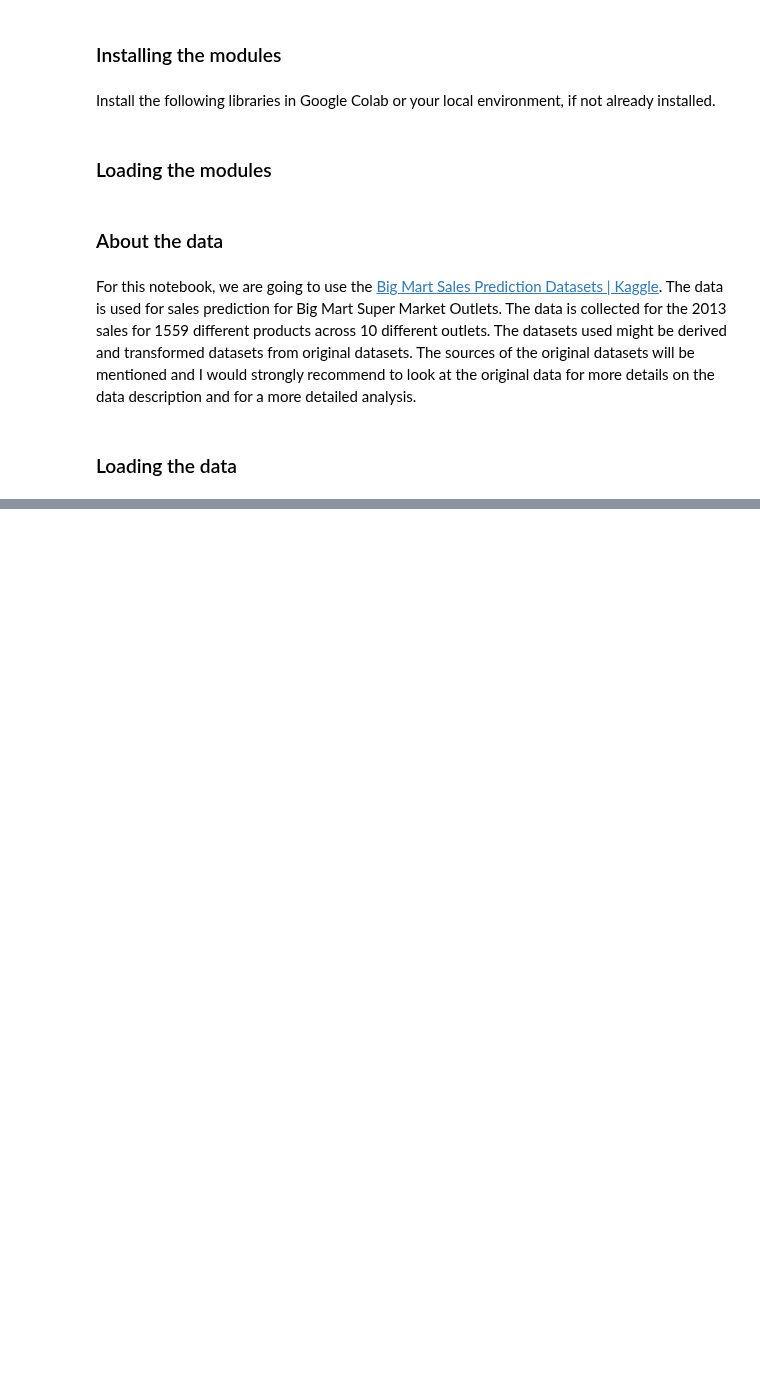
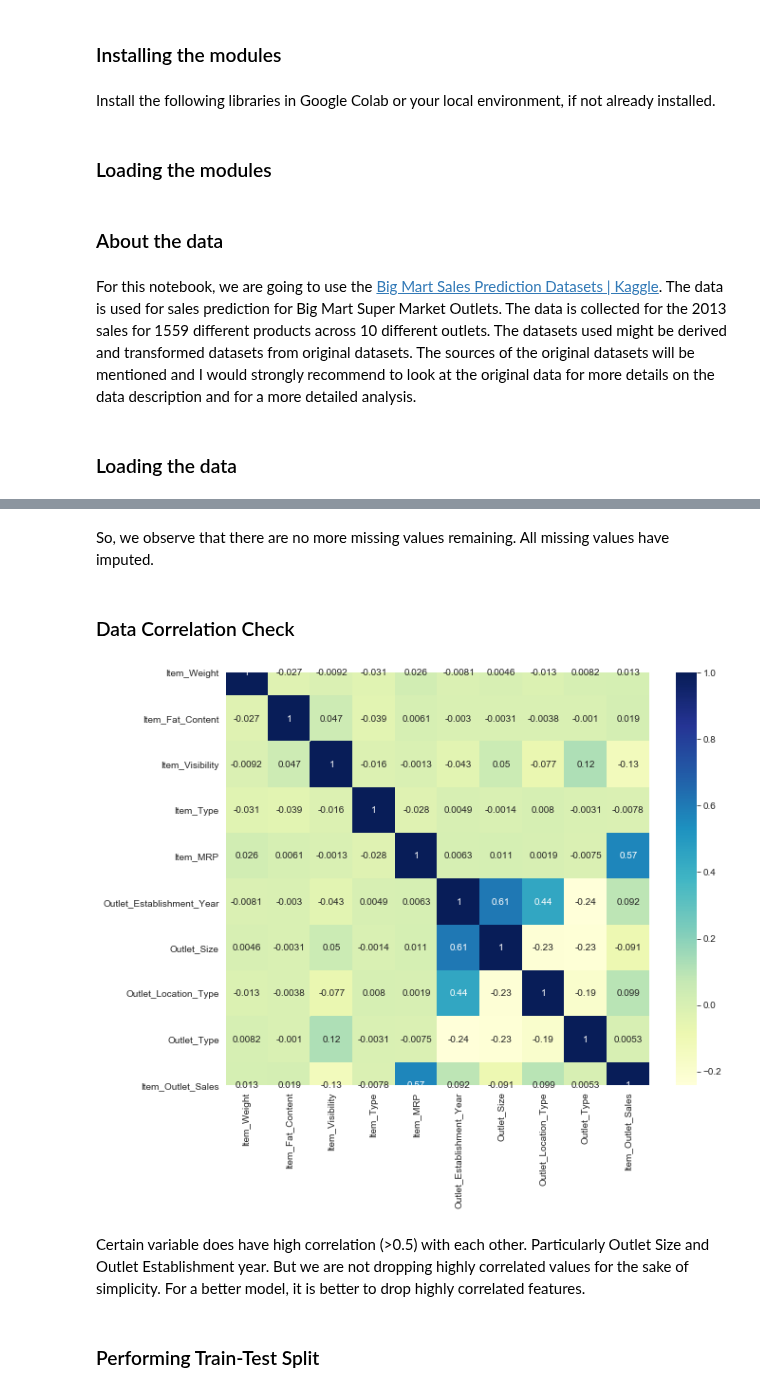
Before and after one commit to PacktPublishing/Applied-Machine-Learning-Explainability-Techniques, a Jupyter notebook: Chapter02/Partial Dependence Plot.ipynb, the cells around one changed output, grey strips where cells are left out. Drawn from its saved outputs; the diff is of its cells as text; code cells hidden in the pictures; blank space fills up the shorter version.

```diff
--- a/Chapter02/Partial Dependence Plot.ipynb
+++ b/Chapter02/Partial Dependence Plot.ipynb
@@ -37,0 +57,10 @@ df.head()
+# %%
+# Let's identify the categorical and continuous variables from the data
+categorical_features = ['Item_Fat_Content', 'Item_Type', 'Outlet_Location_Type','Outlet_Type','Outlet_Establishment_Year','Outlet_Size']
+continuous_features = ['Item_Weight', 'Item_Visibility', 'Item_MRP']
+
+display(df[continuous_features].describe())
+
+for column in categorical_features:
+    print('Unique values : {} = {}'.format(column, df[column].unique()))
+    print('No. of unique values : {} = {}'.format(column, df[column].nunique())+'\n')
@@ -37,0 +103,24 @@ df.head()
+# %%
+def data_imputation(data):
+    '''
+    Method to impute the data
+    '''
+    df = data.copy()
+    current_year = date.today().year
+    df['Item_Fat_Content'] = df['Item_Fat_Content'].apply(lambda x: 'Low Fat' \
+                                                          if x=='low fat'or x=='LF'or x=='Low Fat' \
+                                                          else 'Regular')
+    d2 =  open('Datasets/Weights/outlet_id_size.pkl','rb')
+    d2 = pickle.load(d2)
+
+    d1 =  open('Datasets/Weights/item_id_weight.pkl','rb')
+    d1 = pickle.load(d1)
+
+    df['Item_Weight'] = df['Item_Identifier'].apply(lambda x: d1[x])
+    df['Outlet_Size'] = df['Outlet_Identifier'].apply(lambda x: d2[x])
+
+    df['Outlet_Establishment_Year'] = df['Outlet_Establishment_Year'].apply(lambda x: current_year - x)
+    return df
+
+train_df = data_imputation(df)
+print((train_df.isna().sum()*100)/len(train_df))
@@ -37,0 +141,19 @@ df.head()
+# %% [markdown]
+So, we observe that there are no more missing values remaining. All missing values have imputed.
+# %% [markdown]
+### Data Correlation Check
+# %%
+corr_df = train_df.copy()
+
+for c in categorical_features:
+    corr_df[c] = corr_df[c].replace(list(corr_df[c].unique()) ,[i for i in range(corr_df[c].nunique())])
+
+plt.figure(figsize=(10,8))
+sns.heatmap(corr_df.corr(), cmap="YlGnBu", annot=True)
+plt.show()
+# %% [output]
+[figure, added]
+# %% [markdown]
+Certain variable does have high correlation (>0.5) with each other. Particularly Outlet Size and Outlet Establishment year. But we are not dropping highly correlated values for the sake of simplicity. For a better model, it is better to drop highly correlated features.
+# %% [markdown]
+### Performing Train-Test Split
```
Also changed, not shown: parts of 17 cells of this notebook.
